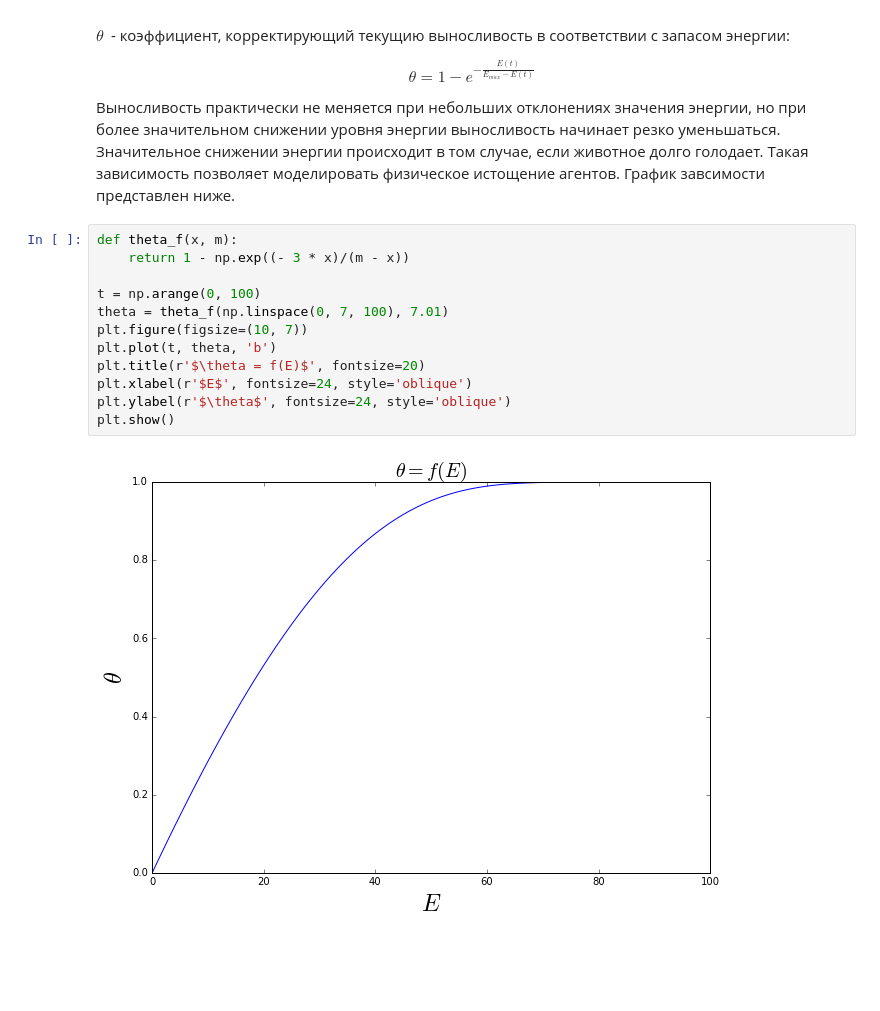
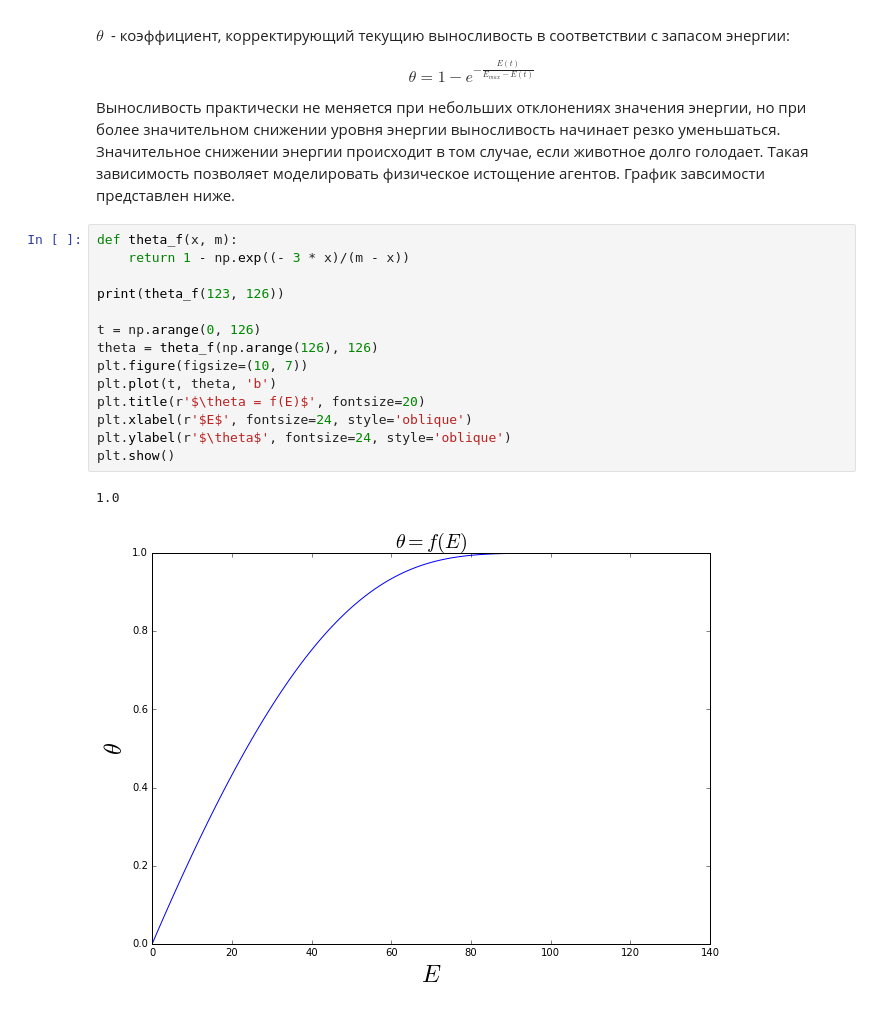
Before and after one commit to Zhuikov/predator-prey, a Jupyter notebook: notebooks/LifeModel.ipynb, the cells around one changed output. Drawn from its saved outputs; the diff is of its cells as text; blank space fills up the shorter version.

```diff
--- a/notebooks/LifeModel.ipynb
+++ b/notebooks/LifeModel.ipynb
@@ -218,14 +218,17 @@ $$
 # %%
 def theta_f(x, m):
     return 1 - np.exp((- 3 * x)/(m - x))
 
-t = np.arange(0, 100)
-theta = theta_f(np.linspace(0, 7, 100), 7.01)
+print(theta_f(123, 126))
+
+t = np.arange(0, 126)
+theta = theta_f(np.arange(126), 126)
 plt.figure(figsize=(10, 7))
 plt.plot(t, theta, 'b')
 plt.title(r'$\theta = f(E)$', fontsize=20)
 plt.xlabel(r'$E$', fontsize=24, style='oblique')
 plt.ylabel(r'$\theta$', fontsize=24, style='oblique')
 plt.show()
 # %% [output]
+1.0
-[figure, old version]
+[figure, new version]
```
Also changed, not shown: 1 other file.
